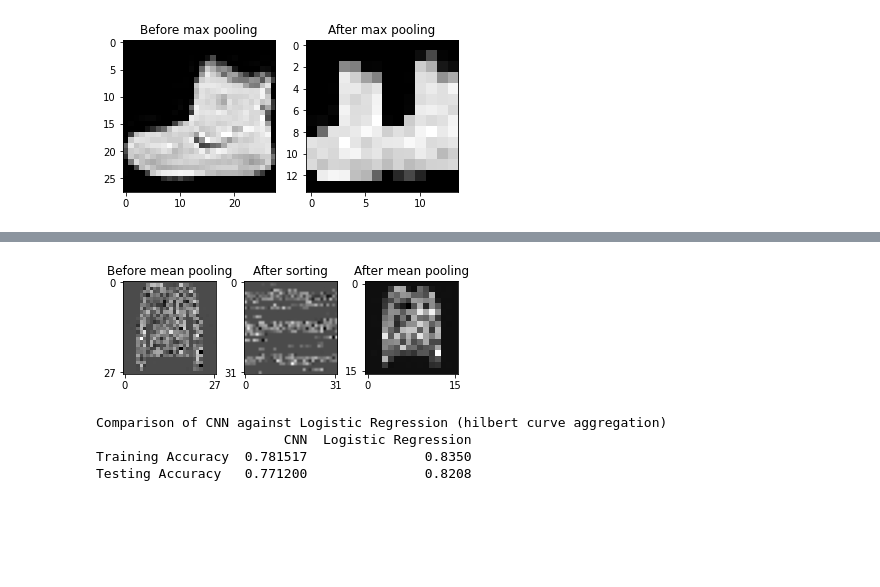
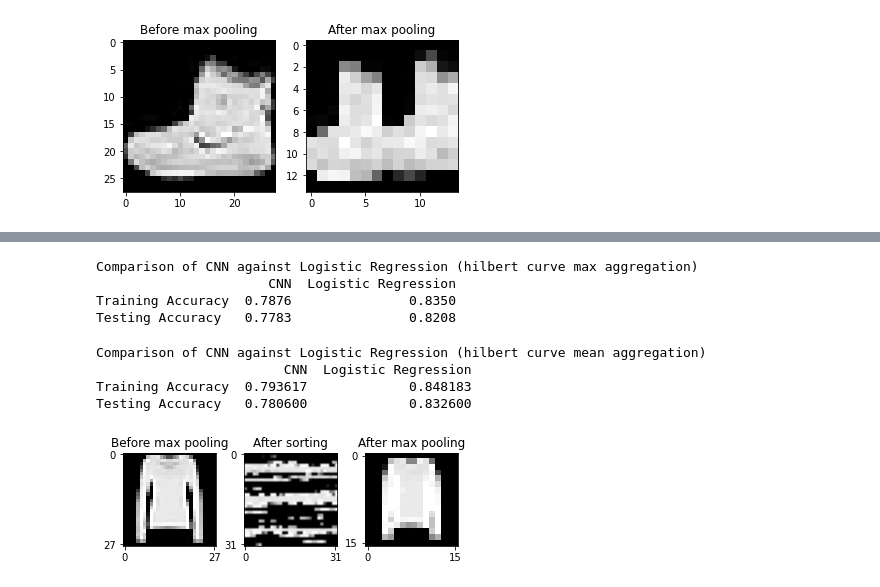
Before and after one commit to ethanolx/Fashion-CIFAR10-CV-py, a Jupyter notebook: part-c/explore.ipynb, the cells around one changed output, grey strips where cells are left out. Cells and saved outputs as stored; diff of their text form; code cells hidden in the pictures; blank space fills up the shorter version.

```diff
--- a/part-c/explore.ipynb
+++ b/part-c/explore.ipynb
@@ -278,57 +422,63 @@ compare_resolution_after_pooling(X_train, sample=0)
+# %%
+def feature_engineering_hilb_agg(X_train, y_train, X_test, y_test, kind='mean'):
+    X_train2 = X_train / 255.0
+    X_test2 = X_test / 255.0
+
+    agg = np.max if kind == 'max' else np.mean
+
+    X_train3 = revert_columns_hilbert(compress(sort_columns_hilbert(pad(X_train2, 2, 2)), chunk_size=4, agg=agg))
+    X_test3 = revert_columns_hilbert(compress(sort_columns_hilbert(pad(X_test2, 2, 2)), chunk_size=4, agg=agg))
+
+    cnn = Sequential(layers=[
+        InputLayer(input_shape=(16 * 16)),
+        Dense(10, activation='softmax')
+    ])
+    cnn.compile(optimizer='adam', loss='categorical_crossentropy',
+                metrics=['accuracy'])
+
+    cnn_score = evaluate_model(X_train3.reshape(60000, -1), to_categorical(
+        y_train), X_test3.reshape(10000, -1), to_categorical(y_test), cnn, verbose=0)
+    logreg_score = evaluate_model(
+        X_train3.reshape(60000, -1), y_train, X_test3.reshape(10000, -1), y_test, LogisticRegression())
+
+    compare_model_scores(cnn_score, logreg_score, f'hilbert curve {kind} aggregation')
+
+feature_engineering_hilb_agg(X_train, y_train, X_test, y_test, kind='max')
+# %% [output]
+Comparison of CNN against Logistic Regression (hilbert curve max aggregation)
+                      CNN  Logistic Regression
+Training Accuracy  0.7876               0.8350
+Testing Accuracy   0.7783               0.8208
+# %%
+feature_engineering_hilb_agg(X_train, y_train, X_test, y_test, kind='mean')
+# %% [output]
+Comparison of CNN against Logistic Regression (hilbert curve mean aggregation)
+                        CNN  Logistic Regression
+Training Accuracy  0.793617             0.848183
+Testing Accuracy   0.780600             0.832600
 # %%
 def compare_resolution_after_pooling_with_hilbert(X_train, sample=0, kind='max'):
-    noise_c = np.random.normal(0, 1, X_train.shape)
-    noise = np.random.normal(1, 1, X_train.shape)
-    X_train_noisy = noise * (noise_c + X_train)
     fig, ax = plt.subplots(1, 3)
-    ax[0].imshow(X_train_noisy[sample], cmap='gray')
+    ax[0].imshow(X_train[sample], cmap='gray')
     ax[0].set_title(f'Before {kind} pooling')
     ax[0].set_xticks(ticks=(0, 27))
     ax[0].set_yticks(ticks=(0, 27))
 
-    ax[1].imshow(sort_columns_hilbert(pad(X_train_noisy, 2, 2))[sample].reshape(32, 32), cmap='gray')
+    ax[1].imshow(sort_columns_hilbert(pad(X_train, 2, 2))[sample].reshape(32, 32), cmap='gray')
     ax[1].set_title(f'After sorting')
     ax[1].set_xticks(ticks=(0, 31))
     ax[1].set_yticks(ticks=(0, 31))
 
     agg = np.max if kind == 'max' else np.mean
     ax[2].imshow(
-        revert_columns_hilbert(compress(sort_columns_hilbert(pad(X_train_noisy, 2, 2)), chunk_size=4, agg=agg))[sample].reshape(16, 16), cmap='gray')
+        revert_columns_hilbert(compress(sort_columns_hilbert(pad(X_train, 2, 2)), chunk_size=4, agg=agg))[sample].reshape(16, 16), cmap='gray')
     ax[2].set_title(f'After {kind} pooling')
     ax[2].set_xticks(ticks=(0, 15))
     ax[2].set_yticks(ticks=(0, 15))
 
     plt.subplots_adjust(wspace=0.3)
     plt.show()
 
-compare_resolution_after_pooling_with_hilbert(X_train, sample=1650, kind='mean')
+compare_resolution_after_pooling_with_hilbert(X_train, sample=1650, kind='max')
 # %% [output]
-[figure, old version]
+[figure, new version]
-# %%
-def feature_engineering_hilb_agg(X_train, y_train, X_test, y_test):
-    X_train2 = X_train / 255.0
-    X_test2 = X_test / 255.0
-
-    X_train3 = revert_columns_hilbert(compress(sort_columns_hilbert(pad(X_train2, 2, 2)), chunk_size=4, agg=np.max))
-    X_test3 = revert_columns_hilbert(compress(sort_columns_hilbert(pad(X_test2, 2, 2)), chunk_size=4, agg=np.max))
-
-    cnn = Sequential(layers=[
-        InputLayer(input_shape=(16 * 16)),
-        Dense(10, activation='softmax')
-    ])
-    cnn.compile(optimizer='adam', loss='categorical_crossentropy',
-                metrics=['accuracy'])
-
-    cnn_score = evaluate_model(X_train3.reshape(60000, -1), to_categorical(
-        y_train), X_test3.reshape(10000, -1), to_categorical(y_test), cnn, verbose=0)
-    logreg_score = evaluate_model(
-        X_train3.reshape(60000, -1), y_train, X_test3.reshape(10000, -1), y_test, LogisticRegression())
-
-    compare_model_scores(cnn_score, logreg_score, 'hilbert curve aggregation')
-
-feature_engineering_hilb_agg(X_train, y_train, X_test, y_test)
-# %% [output]
-Comparison of CNN against Logistic Regression (hilbert curve aggregation)
-                        CNN  Logistic Regression
-Training Accuracy  0.781517               0.8350
-Testing Accuracy   0.771200               0.8208
```
Also changed, not shown: parts of 32 cells of this notebook, 3 other files.
